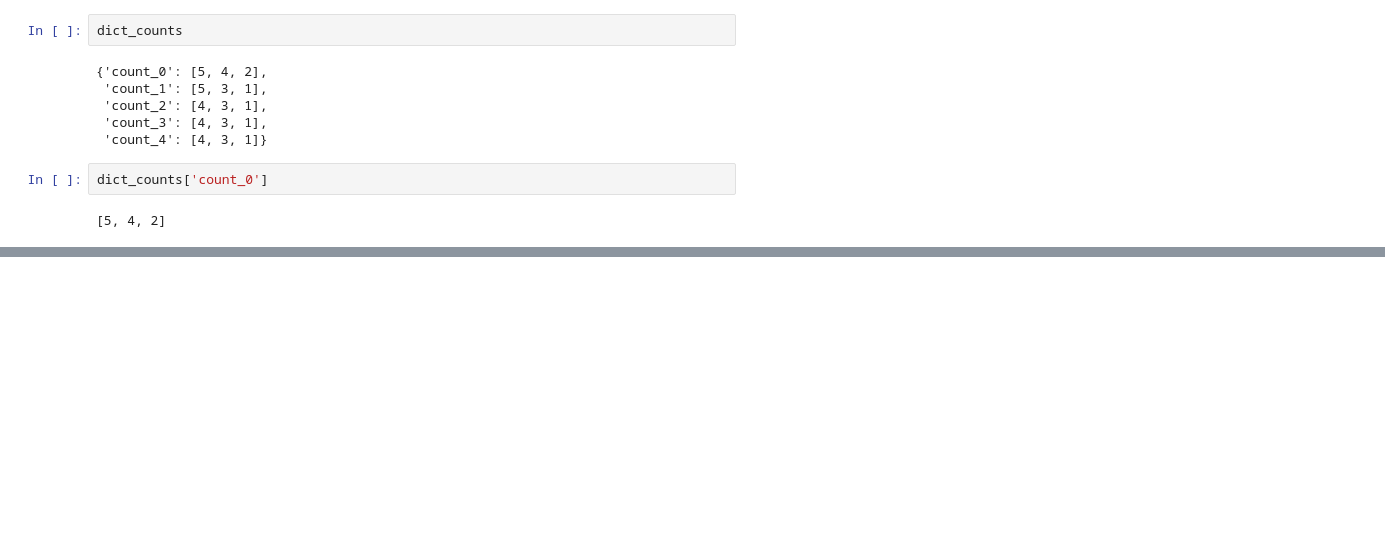
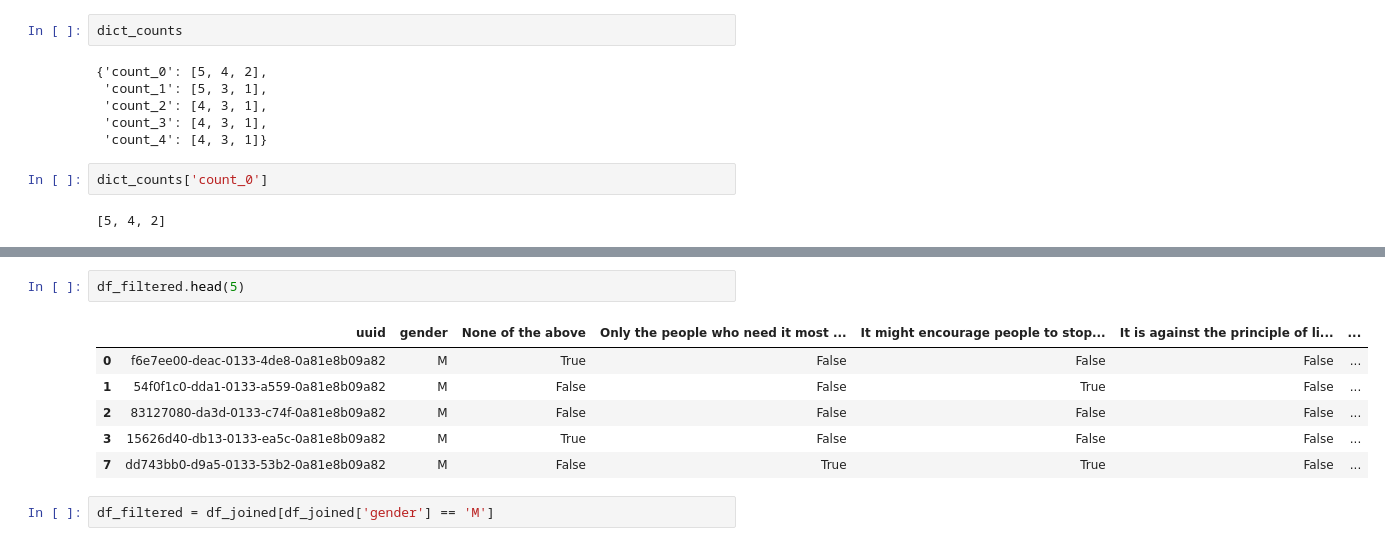
Before and after one commit to LAMDAMielgo/European_DataJobs_Poll, a Jupyter notebook: notebooks/wrangling.ipynb, the cells around one changed output, grey strips where cells are left out. Cells and saved outputs as stored; diff of their text form; blank space fills up the shorter version.

```diff
--- a/notebooks/wrangling.ipynb
+++ b/notebooks/wrangling.ipynb
@@ -365,0 +403,11 @@ dict_counts['count_0']
+# %%
+df_filtered.head(5)
+# %% [output]
+|  | uuid | gender | None of the above | Only the people who need it most ... | It might encourage people to stop... | It is against the principle of li... | ... |
+| 0 | f6e7ee00-deac-0133-4de8-0a81e8b09a82 | M | True | False | False | False | ... |
+| 1 | 54f0f1c0-dda1-0133-a559-0a81e8b09a82 | M | False | False | True | False | ... |
+| 2 | 83127080-da3d-0133-c74f-0a81e8b09a82 | M | False | False | False | False | ... |
+| 3 | 15626d40-db13-0133-ea5c-0a81e8b09a82 | M | True | False | False | False | ... |
+| 7 | dd743bb0-d9a5-0133-53b2-0a81e8b09a82 | M | False | True | True | False | ... |
+# %%
+df_filtered = df_joined[df_joined['gender'] == 'M']
```
Also changed, not shown: parts of 10 cells of this notebook, 15 other files.
